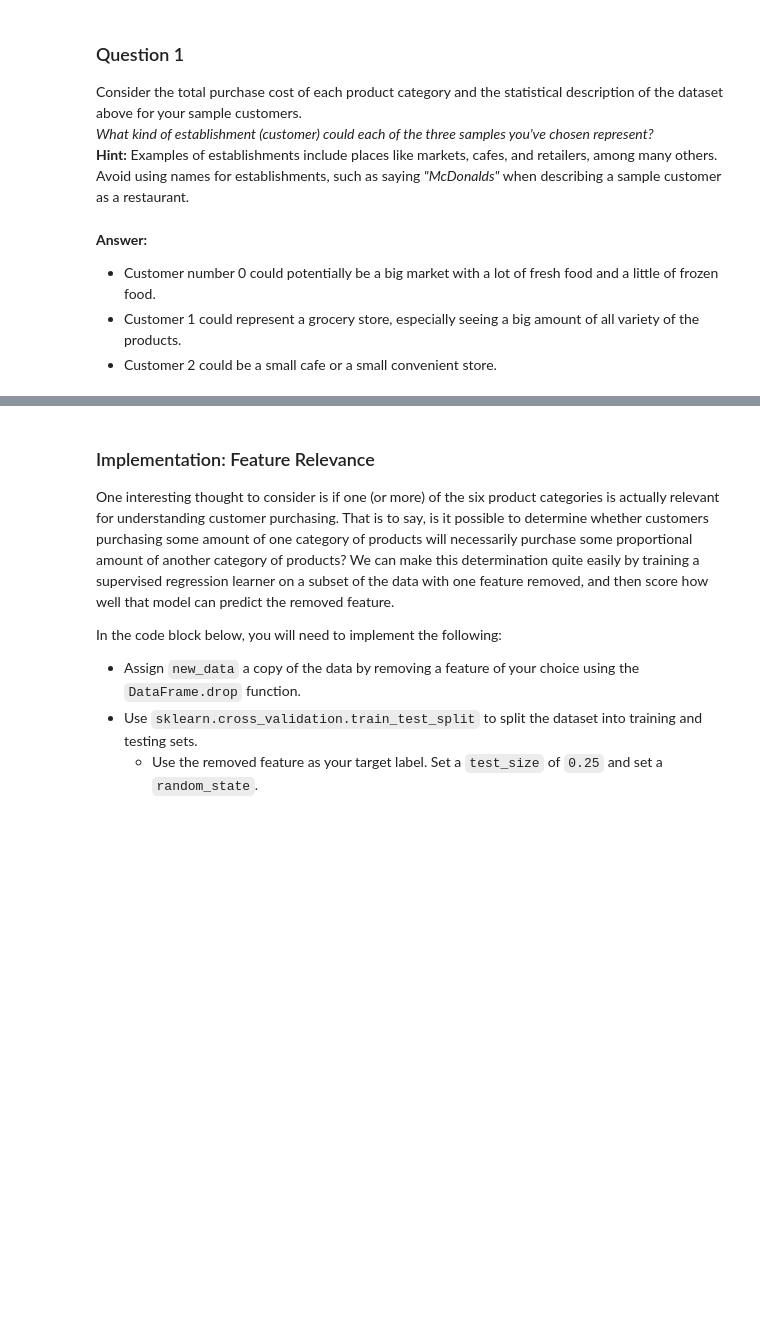
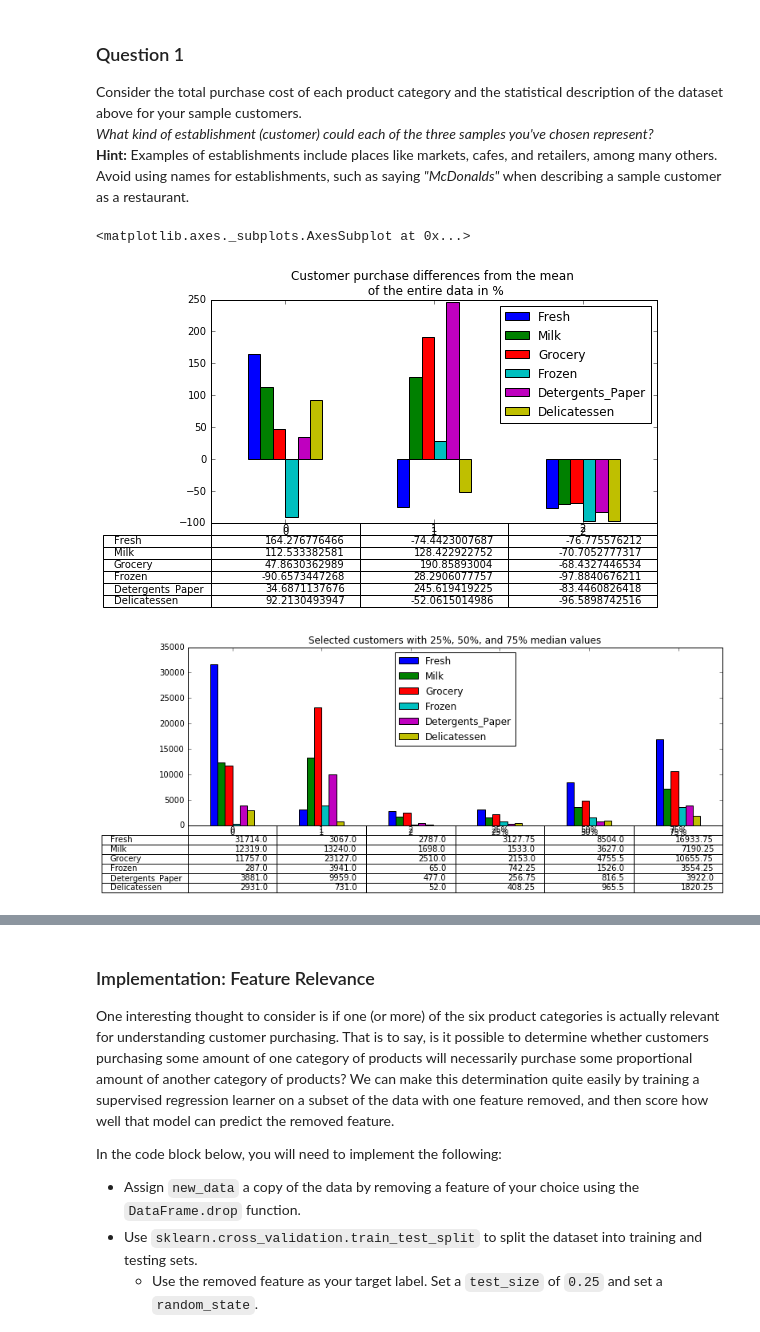
Before and after one commit to korotulea/Machine-Learning-NanoDegree-Udacity, a Jupyter notebook: customer_segments/customer_segments.ipynb, the cells around one changed output, grey strips where cells are left out. Cells and saved outputs as stored; diff of their text form; code cells hidden in the pictures; blank space fills up the shorter version.

```diff
--- a/customer_segments/customer_segments.ipynb
+++ b/customer_segments/customer_segments.ipynb
@@ -75,8 +75,16 @@ Chosen samples of wholesale customers dataset:
 Consider the total purchase cost of each product category and the statistical description of the dataset above for your sample customers.
 *What kind of establishment (customer) could each of the three samples you've chosen represent?*
 **Hint:** Examples of establishments include places like markets, cafes, and retailers, among many others. Avoid using names for establishments, such as saying *"McDonalds"* when describing a sample customer as a restaurant.
-# %% [markdown]
-**Answer:**
-* Customer number 0 could potentially be a big market with a lot of fresh food and a little of frozen food.
-* Customer 1 could represent a grocery store, especially seeing a big amount of all variety of the products.
-* Customer 2 could be a small cafe or a small convenient store.
+# %%
+mean_diff_samples = 100.0 * (samples - data.mean()) / data.mean()
+mean_diff_samples.plot(kind='bar', title='Customer purchase differences from the mean \n of the entire data in %', \
+                       figsize=(8,4), table=True, rot=0)
+
+
+samples_plus_median = samples.append(data.describe().loc[data.describe().index[4:7]])
+samples_plus_median.plot(kind='bar', figsize=(12,4), table=True, title='Selected customers with 25%, 50%, and 75% median values', \
+                        rot=0)
+# %% [output]
+<matplotlib.axes._subplots.AxesSubplot at 0x...>
+[figure, added]
+[figure, added]
```
Also changed, not shown: parts of 11 cells of this notebook, 2 other files.
